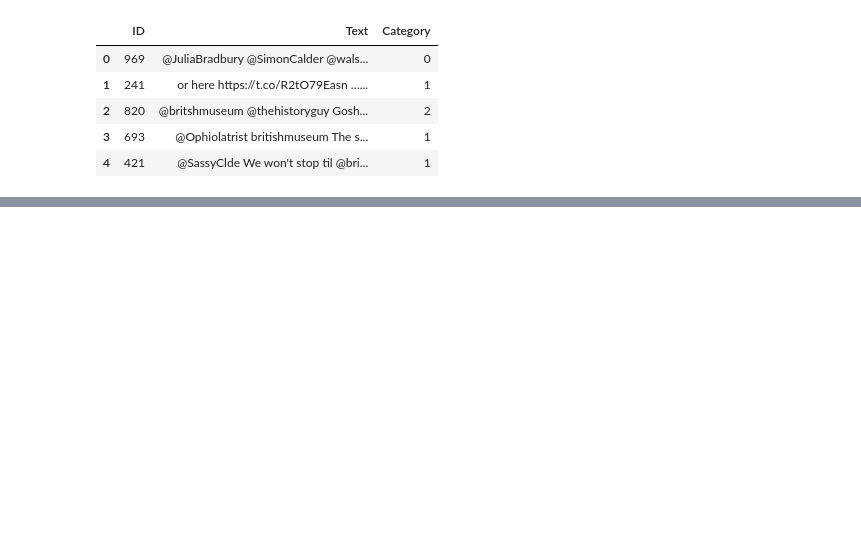
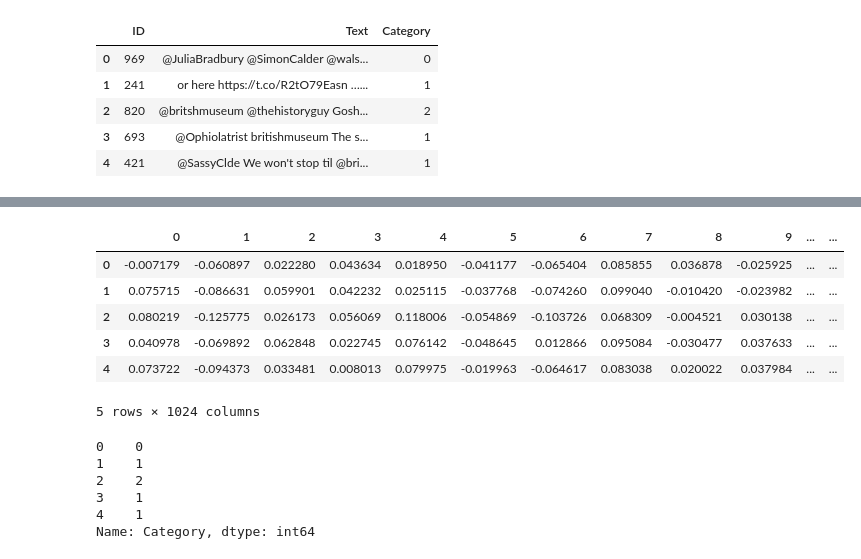
Before and after one commit to amaurydelille/kaggle-solutions, a Jupyter notebook: nlp-sentiment-analysis/main.ipynb, the cells around one changed output, grey strips where cells are left out. Drawn from its saved outputs; the diff is of its cells as text; code cells hidden in the pictures; blank space fills up the shorter version.

Commit message:
changed models

```diff
--- a/nlp-sentiment-analysis/main.ipynb
+++ b/nlp-sentiment-analysis/main.ipynb
@@ -272,0 +56,39 @@ Predicted: Confusion/Request for Info, Text: Found this yesterday @BritishMuseum
+# %%
+from sentence_transformers import SentenceTransformer
+import numpy as np
+import os
+
+def generate_embeddings(x, reset: bool, save: bool, path: str):
+    os.makedirs("./models_training/", exist_ok=True)
+
+    # load precomputed embeddings if reset is False
+    if not reset:
+        try:
+            loaded_embeddings = np.load(f"./models_training/{path}.npy")
+            return loaded_embeddings
+        except FileNotFoundError:
+            raise ValueError(f"No file found at './models_training/{path}.npy'. Set `reset=True` to generate embeddings.")
+
+    model = SentenceTransformer(
+        "jinaai/jina-embeddings-v3",
+        trust_remote_code=True
+    )
+
+    # generate embeddings
+    embeddings = model.encode(x.tolist(), task="classification")
+
+    # save embeddings if specified
+    if save:
+        np.save(f"./models_training/{path}.npy", embeddings)
+
+    return embeddings
+
+x = train_df["Text"]
+
+# generate embeddings
+x_training = generate_embeddings(
+    x,
+    reset=False,
+    save=False,
+    path="embeddings_train_set"
+)
@@ -272,0 +102,21 @@ Predicted: Confusion/Request for Info, Text: Found this yesterday @BritishMuseum
+# %%
+x_training_df = pd.DataFrame(x_training)
+x_training_df.head(5)
+# %% [output]
+|  | 0 | 1 | 2 | 3 | 4 | 5 | 6 | 7 | 8 | 9 | ... | ... |
+| 0 | -0.007179 | -0.060897 | 0.022280 | 0.043634 | 0.018950 | -0.041177 | -0.065404 | 0.085855 | 0.036878 | -0.025925 | ... | ... |
+| 1 | 0.075715 | -0.086631 | 0.059901 | 0.042232 | 0.025115 | -0.037768 | -0.074260 | 0.099040 | -0.010420 | -0.023982 | ... | ... |
+| 2 | 0.080219 | -0.125775 | 0.026173 | 0.056069 | 0.118006 | -0.054869 | -0.103726 | 0.068309 | -0.004521 | 0.030138 | ... | ... |
+| 3 | 0.040978 | -0.069892 | 0.062848 | 0.022745 | 0.076142 | -0.048645 | 0.012866 | 0.095084 | -0.030477 | 0.037633 | ... | ... |
+| 4 | 0.073722 | -0.094373 | 0.033481 | 0.008013 | 0.079975 | -0.019963 | -0.064617 | 0.083038 | 0.020022 | 0.037984 | ... | ... |
+5 rows × 1024 columns
+# %%
+y_training_df = train_df["Category"]
+y_training_df.head()
+# %% [output]
+0    0
+1    1
+2    2
+3    1
+4    1
+Name: Category, dtype: int64
```
Also changed, not shown: parts of 28 cells of this notebook.
